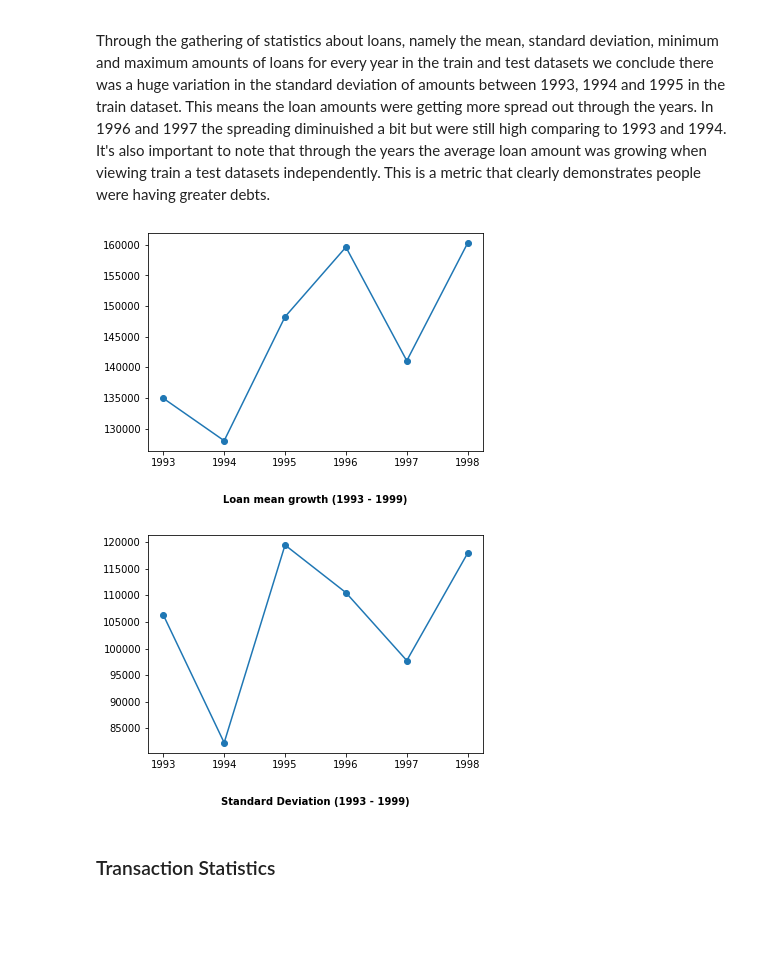
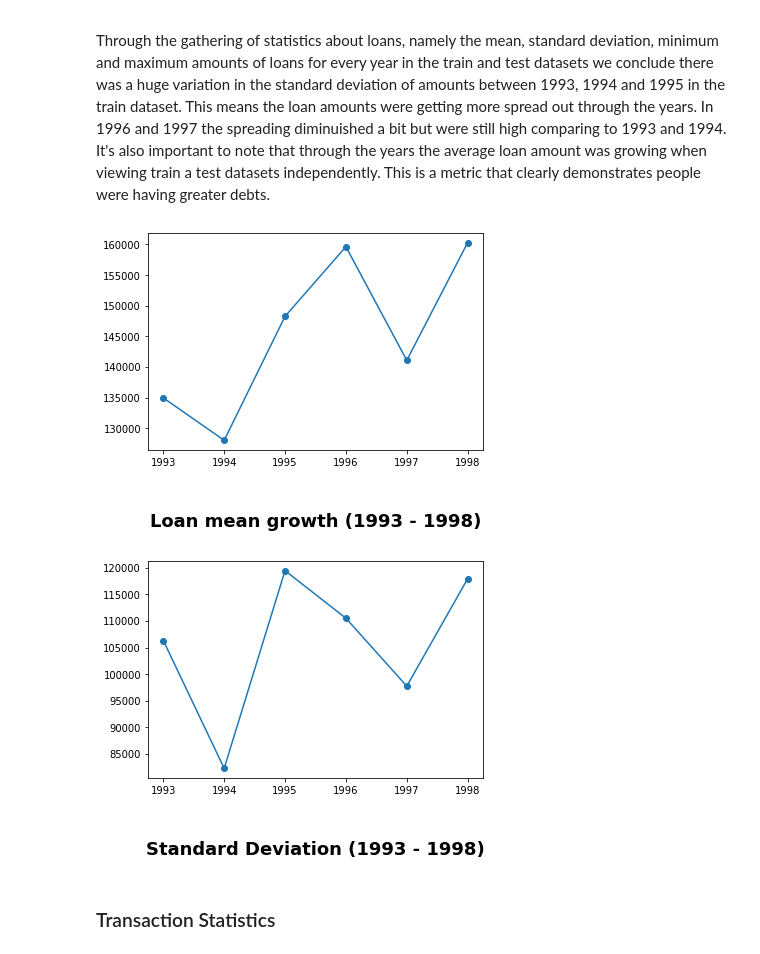
Before and after one commit to 2dukes/PROJ_AC_2122, a Jupyter notebook: dataUnderstanding.ipynb, the cells around one changed output. Saved outputs shown, nothing was run; the diff lists cells and outputs as text; code cells hidden in the pictures; blank space fills up the shorter version.

Commit message:
Add: applyModel runned and corrected mistake in plots.

```diff
--- a/dataUnderstanding.ipynb
+++ b/dataUnderstanding.ipynb
@@ -142,7 +142,7 @@ std      72813.400415
 Name: amount, dtype: float64
 # %%
 loan_test_data = pd.read_csv("./preprocessed/loan_test_data.csv", index_col=0)
-loan_years = [24, 23, 22]
+loan_years = [24, 23]
 
 print("----- Loan Test Data -----")
 for year in loan_years:
@@ -182,23 +176,23 @@ Name: amount, dtype: float64
 ### Loan Statistics
 Through the gathering of statistics about loans, namely the mean, standard deviation, minimum and maximum amounts of loans for every year in the train and test datasets we conclude there was a huge variation in the standard deviation of amounts between 1993, 1994 and 1995 in the train dataset. This means the loan amounts were getting more spread out through the years. In 1996 and 1997 the spreading diminuished a bit but were still high comparing to 1993 and 1994. It's also important to note that through the years the average loan amount was growing when viewing train a test datasets independently. This is a metric that clearly demonstrates people were having greater debts.
 # %%
-# Train data - Growing mean (1993 - 1999)
-train_years = ["1993", "1994", "1995", "1996", "1997", "1998", "1999"]
+# Train data - Growing mean (1993 - 1998)
+train_years = ["1993", "1994", "1995", "1996", "1997", "1998"]
 plt.scatter(train_years, amount_means)
 plt.plot(train_years, amount_means)
-plt.xlabel("\n\nLoan mean growth (1993 - 1999)", fontdict={"weight": "bold"})
+plt.xlabel("\n\nLoan mean growth (1993 - 1998)", fontdict={"weight": "bold"})
 plt.show()
 # %% [output]
-[figure, old version]
+[figure, new version]
 # %%
-# Train data - Standar Deviation (1993 - 1999)
-train_years = ["1993", "1994", "1995", "1996", "1997", "1998", "1999"]
+# Train data - Standar Deviation (1993 - 1998)
+train_years = ["1993", "1994", "1995", "1996", "1997", "1998"]
 plt.scatter(train_years, amount_stds)
 plt.plot(train_years, amount_stds)
-plt.xlabel("\n\nStandard Deviation (1993 - 1999)", fontdict={"weight": "bold"})
+plt.xlabel("\n\nStandard Deviation (1993 - 1998)", fontdict={"weight": "bold"})
 plt.show()
 # %% [output]
-[figure, old version]
+[figure, new version]
 # %% [markdown]
 ### Transaction Statistics
 # %%
```
Also changed, not shown: parts of 9 cells of this notebook, 5 other files.
